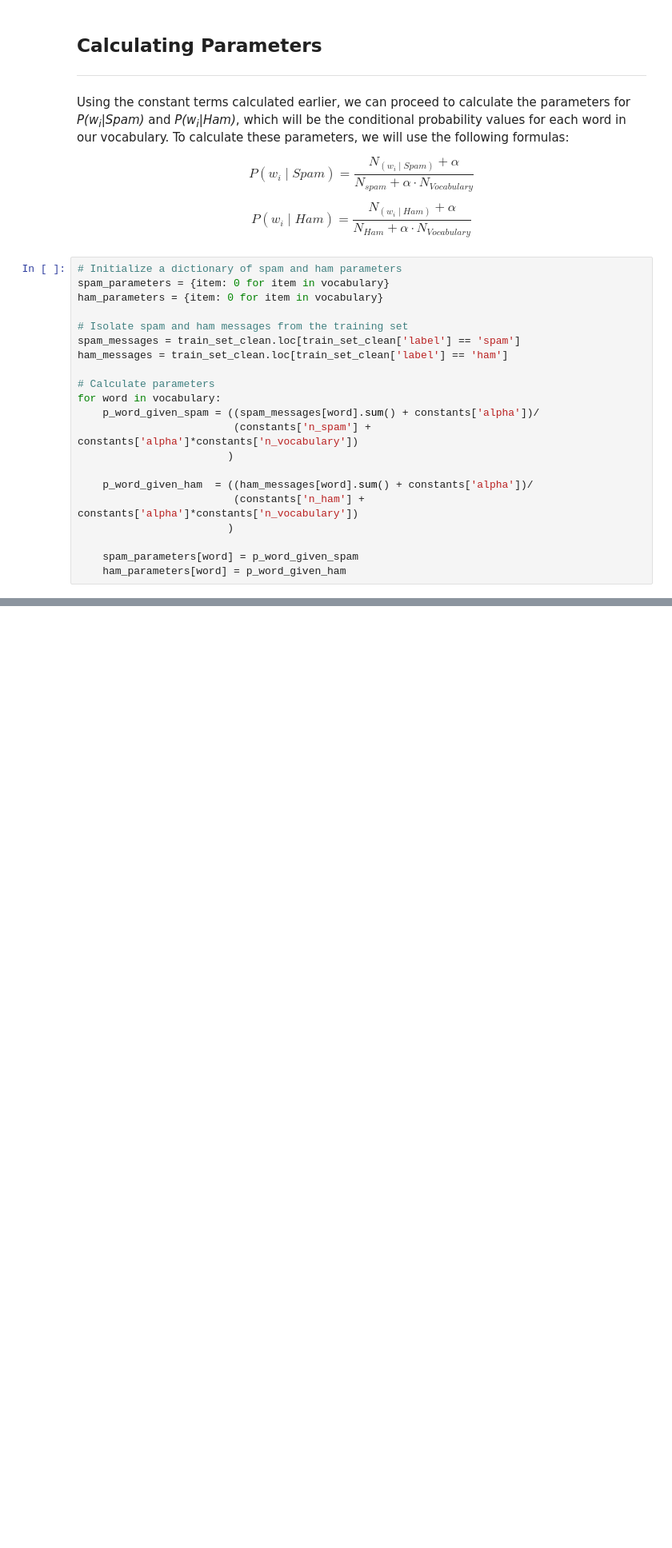
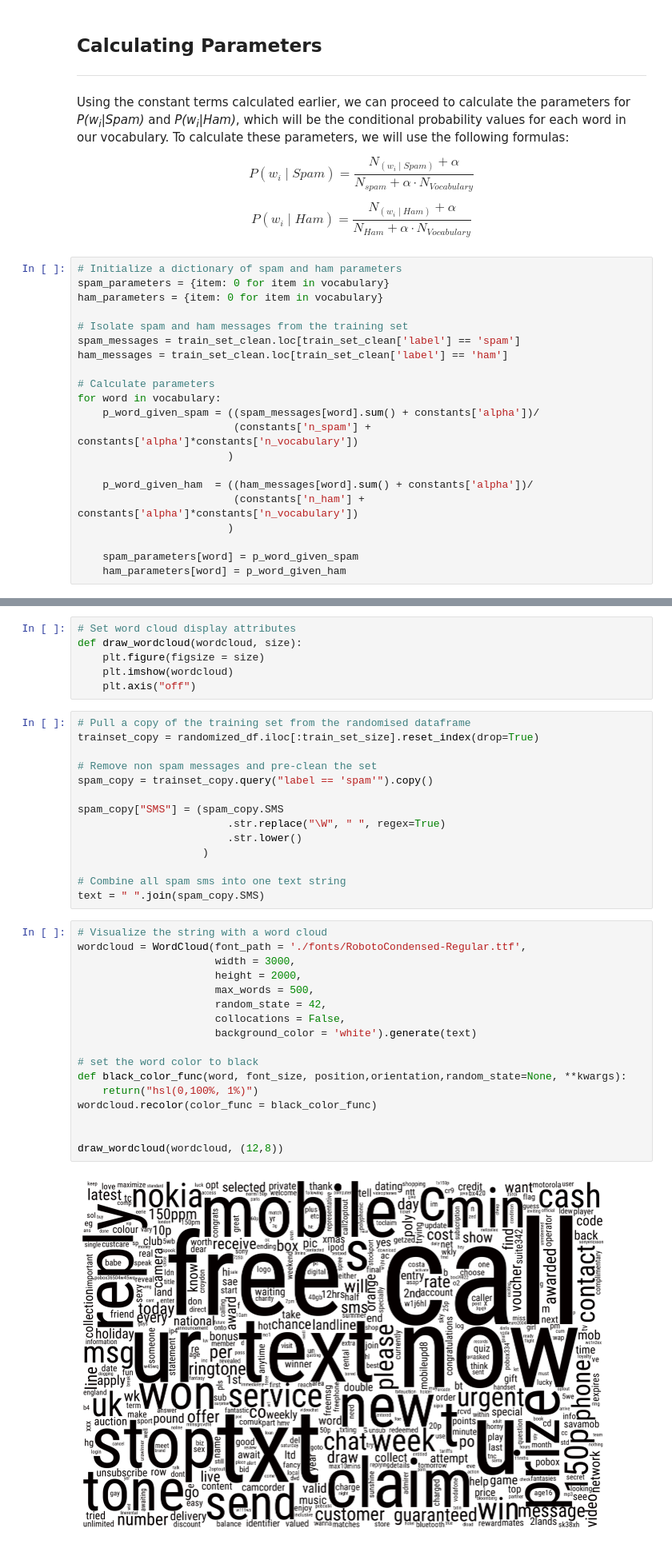
Before and after one commit to Lippins/NB_spam_filter, a Jupyter notebook: notebook.ipynb, the cells around one changed output, grey strips where cells are left out. Shown at 80% size. Drawn from its saved outputs; the diff is of its cells as text; blank space fills up the shorter version.

Commit message:
test: Check wordclouds for spam

```diff
--- a/notebook.ipynb
+++ b/notebook.ipynb
@@ -338,0 +341,39 @@ for word in vocabulary:
+# %%
+# Set word cloud display attributes
+def draw_wordcloud(wordcloud, size):
+    plt.figure(figsize = size)
+    plt.imshow(wordcloud)
+    plt.axis("off")
+# %%
+# Pull a copy of the training set from the randomised dataframe
+trainset_copy = randomized_df.iloc[:train_set_size].reset_index(drop=True)
+
+# Remove non spam messages and pre-clean the set
+spam_copy = trainset_copy.query("label == 'spam'").copy()
+
+spam_copy["SMS"] = (spam_copy.SMS
+                        .str.replace("\W", " ", regex=True)
+                        .str.lower()
+                    )
+
+# Combine all spam sms into one text string
+text = " ".join(spam_copy.SMS)
+# %%
+# Visualize the string with a word cloud
+wordcloud = WordCloud(font_path = './fonts/RobotoCondensed-Regular.ttf',
+                      width = 3000,
+                      height = 2000,
+                      max_words = 500,
+                      random_state = 42,
+                      collocations = False,
+                      background_color = 'white').generate(text)
+
+# set the word color to black
+def black_color_func(word, font_size, position,orientation,random_state=None, **kwargs):
+    return("hsl(0,100%, 1%)")
+wordcloud.recolor(color_func = black_color_func)
+
+
+draw_wordcloud(wordcloud, (12,8))
+# %% [output]
+[figure, added]
```
Also changed, not shown: parts of 8 cells of this notebook.
